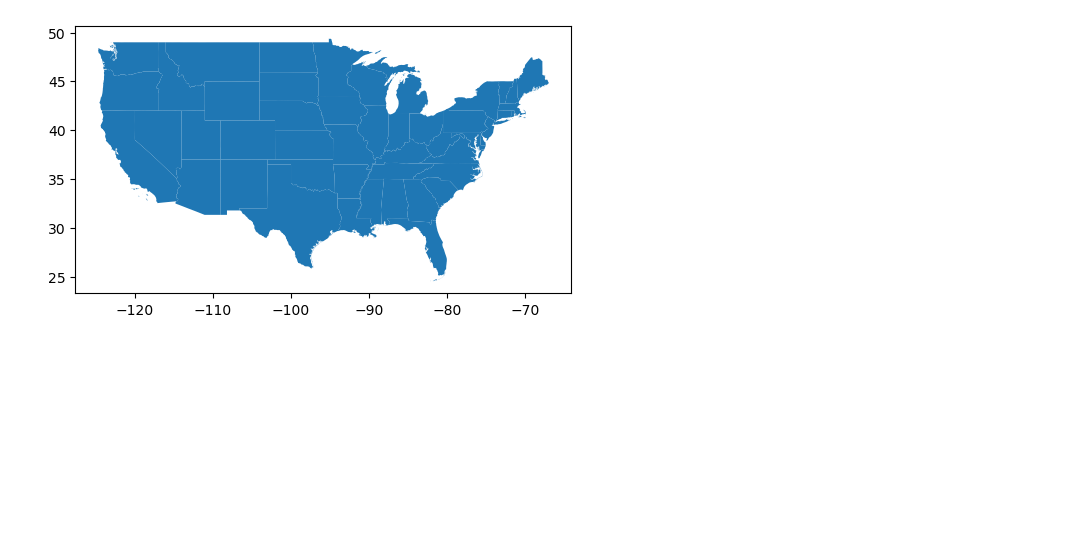
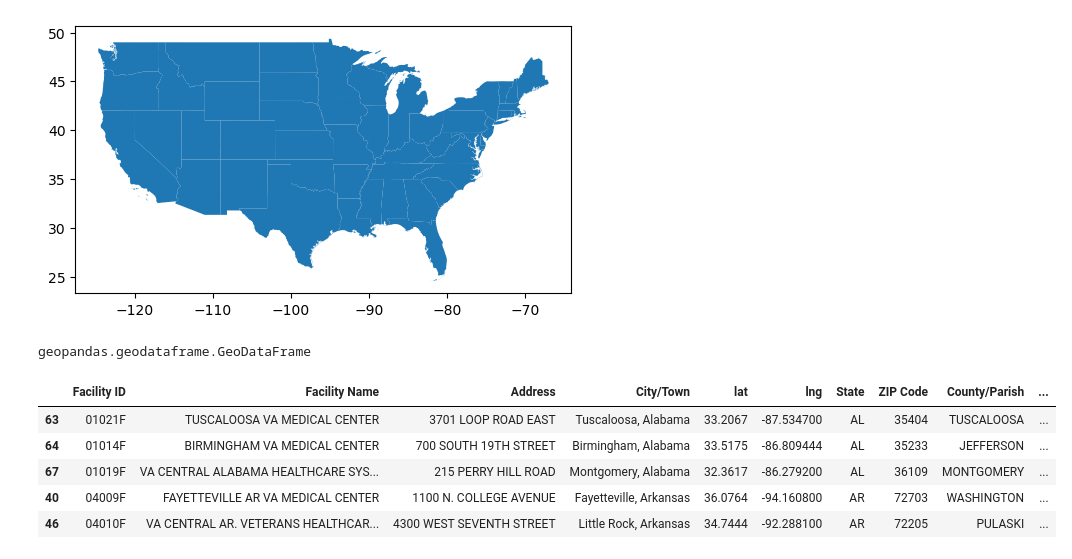
Before and after one commit to kshaffer93/capstone, a Jupyter notebook: notebooks/facilties_list.ipynb, the cells around one changed output. Drawn from its saved outputs; the diff is of its cells as text; code cells hidden in the pictures; blank space fills up the shorter version.

```diff
--- a/notebooks/facilties_list.ipynb
+++ b/notebooks/facilties_list.ipynb
@@ -94,0 +99,13 @@ cont_us.plot();
+# %%
+type(fac_geo)
+# %% [output]
+geopandas.geodataframe.GeoDataFrame
+# %%
+fac_geo.head()
+# %% [output]
+|  | Facility ID | Facility Name | Address | City/Town | lat | lng | State | ZIP Code | County/Parish | ... |
+| 63 | 01021F | TUSCALOOSA VA MEDICAL CENTER | 3701 LOOP ROAD EAST | Tuscaloosa, Alabama | 33.2067 | -87.534700 | AL | 35404 | TUSCALOOSA | ... |
+| 64 | 01014F | BIRMINGHAM VA MEDICAL CENTER | 700 SOUTH 19TH STREET | Birmingham, Alabama | 33.5175 | -86.809444 | AL | 35233 | JEFFERSON | ... |
+| 67 | 01019F | VA CENTRAL ALABAMA HEALTHCARE SYS... | 215 PERRY HILL ROAD | Montgomery, Alabama | 32.3617 | -86.279200 | AL | 36109 | MONTGOMERY | ... |
+| 40 | 04009F | FAYETTEVILLE AR VA MEDICAL CENTER | 1100 N. COLLEGE AVENUE | Fayetteville, Arkansas | 36.0764 | -94.160800 | AR | 72703 | WASHINGTON | ... |
+| 46 | 04010F | VA CENTRAL AR. VETERANS HEALTHCAR... | 4300 WEST SEVENTH STREET | Little Rock, Arkansas | 34.7444 | -92.288100 | AR | 72205 | PULASKI | ... |
```
Also changed, not shown: parts of 7 cells of this notebook.
